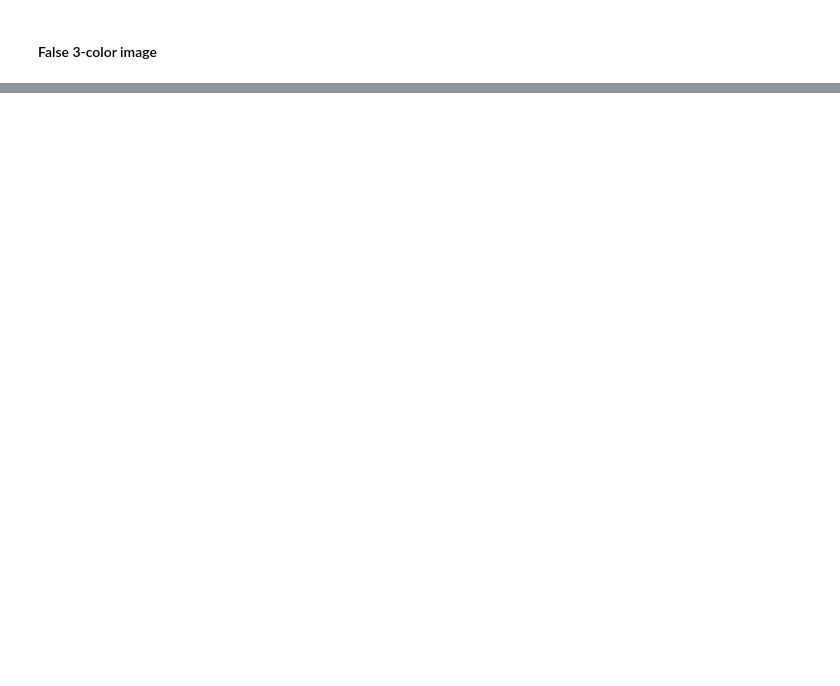
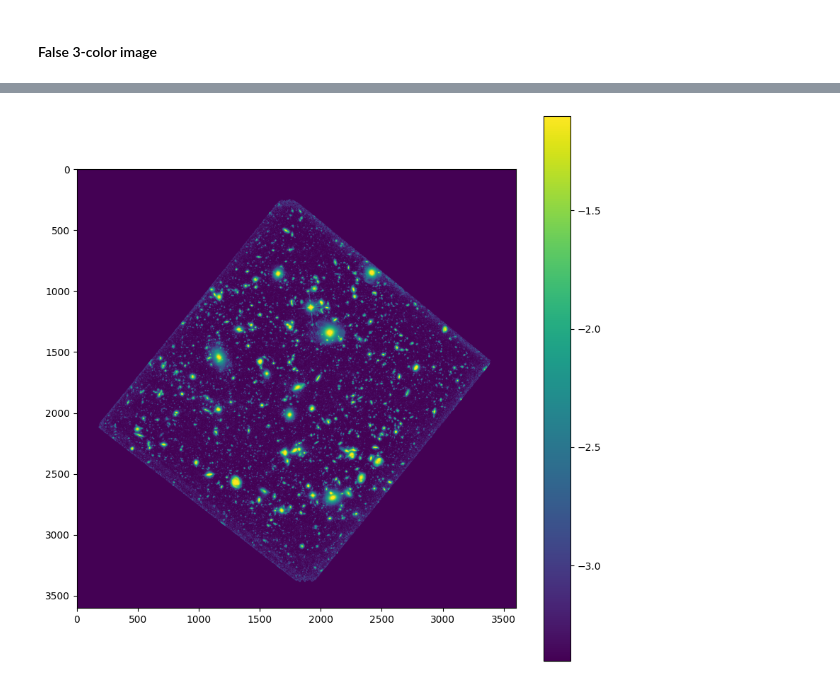
Before and after one commit to Alexis-Valdes/ASTR19_Final_Project, a Jupyter notebook: Final_Project.ipynb, the cells around one changed output, grey strips where cells are left out. Saved outputs shown, nothing was run; the diff lists cells and outputs as text; code cells hidden in the pictures; blank space fills up the shorter version.

Commit message:
Added the final images and finshed the final notebook
added the 3_color_map image and finnalized the notebook

```diff
--- a/Final_Project.ipynb
+++ b/Final_Project.ipynb
@@ -10,6 +10,31 @@ from matplotlib import rcParams
 %matplotlib inline
 
 rcParams['figure.figsize'] = [10., 8.]
+# %%
+# functions for rescaling the images for color mapping
+def rescale_image(data):
+    # copy the data
+    pdata_tmp = data.copy()
+    # compute the mean value over all data excluding NAN Not a number = pixels with errors
+    m = np.nanmean(pdata_tmp)
+
+    # if lower than vpmin, apply vpmin
+    # if higher than vpmax, aplly vpmax
+
+    vpmin = 0.5*m
+    vpmax = 100*m
+    pdata_tmp[pdata_tmp<vpmin] = vpmin
+    pdata_tmp[pdata_tmp>vpmax] = vpmax
+    pdata_tmp = np.nan_to_num(pdata_tmp, nan=vpmin)
+
+    # apply logscale
+    pdata_tmp = np.log10(pdata_tmp)
+    return pdata_tmp
+
+def fits_quicklook(data, fnx=10, fny=10):
+    f = plt.figure(figsize=(fnx, fny))
+    pdata_tmp = rescale_image(data)
+    plt.imshow(pdata_tmp)
 # %%
 # read the hubble ultra deep field image
 hdul = fit.open('image_data/hlsp_hudf12_hst_wfc3ir_udfmain_f105w_v1.0_drz.fits')
@@ -151,2 +176,15 @@ plt.show()
 # %% [markdown]
 #### False 3-color image
+# %%
+# read the 2 other deep field images
+f105_data = data
+
+hdul2 = fit.open('image_data/hlsp_hudf12_hst_wfc3ir_udfmain_f125w_v1.0_drz.fits')
+f125_data = hdul2[0].data
+f125_data = data.byteswap().newbyteorder()
+hdul2.close()
+
+hdul3 = fit.open('image_data/hlsp_hudf12_hst_wfc3ir_udfmain_f160w_v1.0_drz.fits')
+f160_data = hdul3[0].data
+f160_data = data.byteswap().newbyteorder()
+hdul3.close()
@@ -152,0 +197,5 @@ plt.show()
+# %%
+fits_quicklook(f125_data)
+plt.colorbar();
+# %% [output]
+[figure, added]
```
Also changed, not shown: parts of 6 cells of this notebook, 3 other files.
